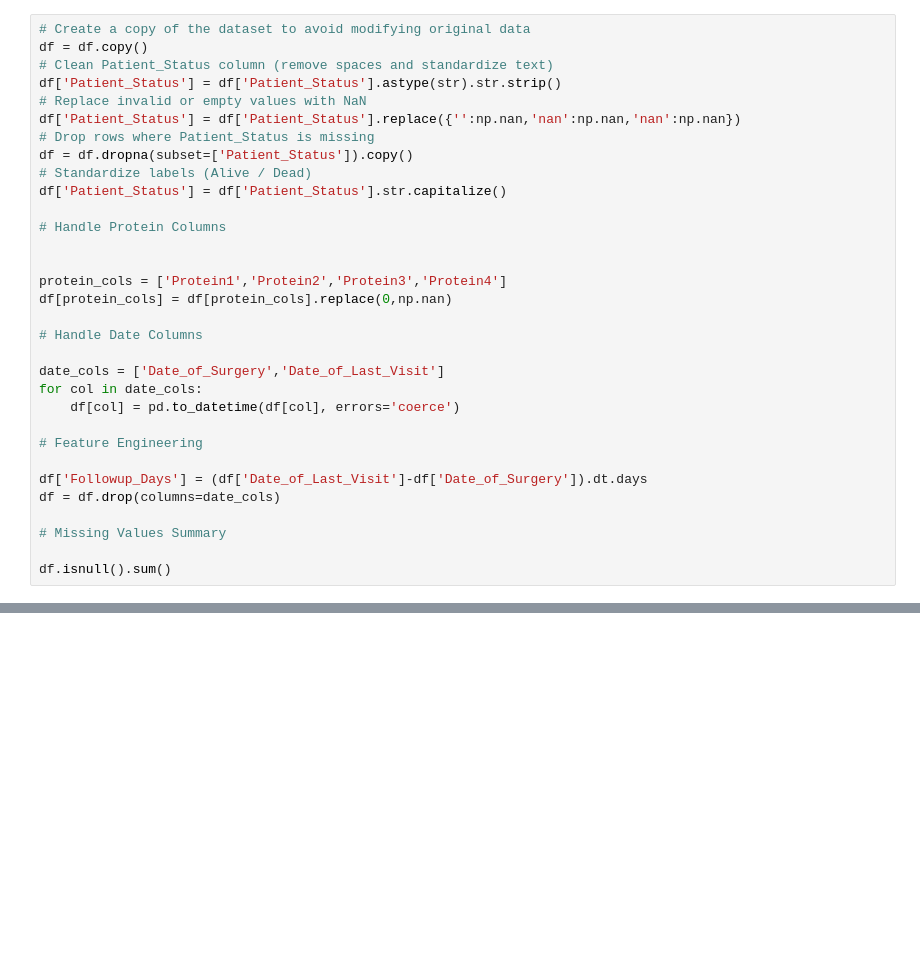
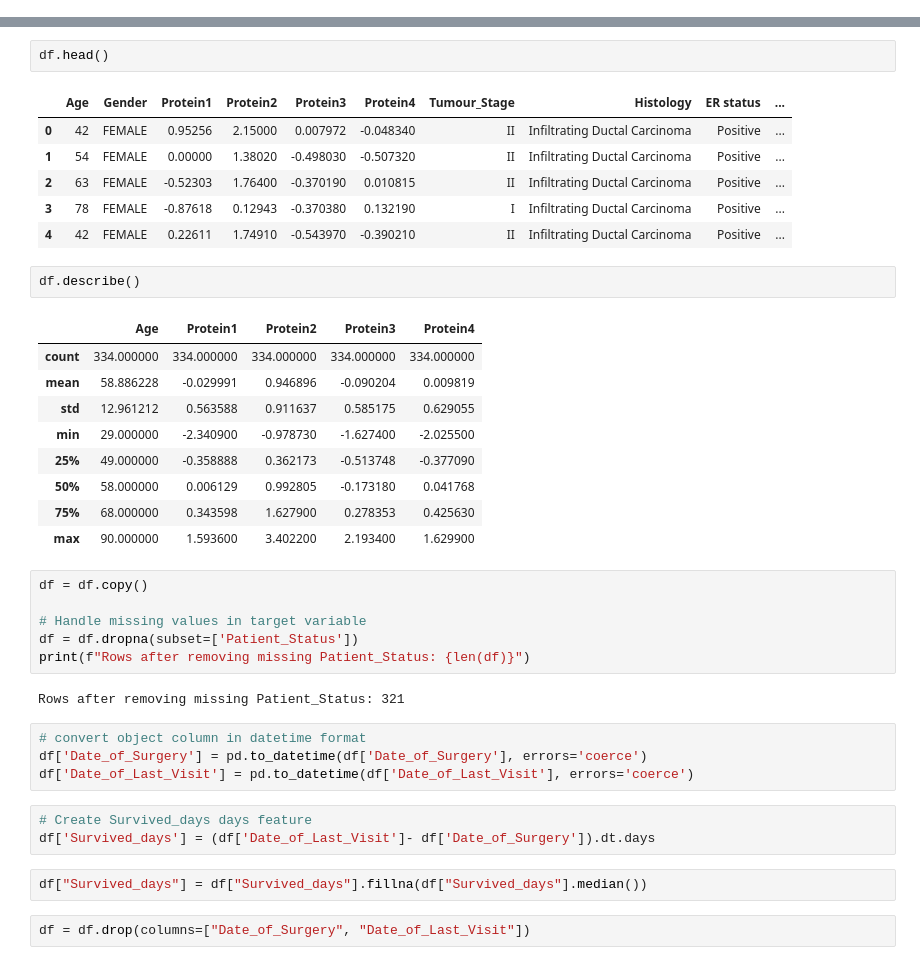
Before and after one commit to Priyanshi-Vishwakarma22/Breast_Cancer_Detection, a Jupyter notebook: notebook/model_training.ipynb, the cells around one changed output, grey strips where cells are left out. Saved outputs shown, nothing was run; the diff lists cells and outputs as text; blank space fills up the shorter version.

Commit message:
Data Ingestion

```diff
--- a/notebook/model_training.ipynb
+++ b/notebook/model_training.ipynb
@@ -86,32 +13,0 @@ memory usage: 39.3+ KB
-# %%
-# Create a copy of the dataset to avoid modifying original data
-df = df.copy()
-# Clean Patient_Status column (remove spaces and standardize text)
-df['Patient_Status'] = df['Patient_Status'].astype(str).str.strip()
-# Replace invalid or empty values with NaN
-df['Patient_Status'] = df['Patient_Status'].replace({'':np.nan,'nan':np.nan,'nan':np.nan})
-# Drop rows where Patient_Status is missing
-df = df.dropna(subset=['Patient_Status']).copy()
-# Standardize labels (Alive / Dead)
-df['Patient_Status'] = df['Patient_Status'].str.capitalize()
-
-# Handle Protein Columns
-
-
-protein_cols = ['Protein1','Protein2','Protein3','Protein4']
-df[protein_cols] = df[protein_cols].replace(0,np.nan)
-
-# Handle Date Columns
-
-date_cols = ['Date_of_Surgery','Date_of_Last_Visit']
-for col in date_cols:
-    df[col] = pd.to_datetime(df[col], errors='coerce')
-
-# Feature Engineering
-
-df['Followup_Days'] = (df['Date_of_Last_Visit']-df['Date_of_Surgery']).dt.days
-df = df.drop(columns=date_cols)
-
-# Missing Values Summary
-
-df.isnull().sum()
@@ -133,0 +14,40 @@ dtype: int64
+# %%
+df.head()
+# %% [output]
+|  | Age | Gender | Protein1 | Protein2 | Protein3 | Protein4 | Tumour_Stage | Histology | ER status | ... |
+| 0 | 42 | FEMALE | 0.95256 | 2.15000 | 0.007972 | -0.048340 | II | Infiltrating Ductal Carcinoma | Positive | ... |
+| 1 | 54 | FEMALE | 0.00000 | 1.38020 | -0.498030 | -0.507320 | II | Infiltrating Ductal Carcinoma | Positive | ... |
+| 2 | 63 | FEMALE | -0.52303 | 1.76400 | -0.370190 | 0.010815 | II | Infiltrating Ductal Carcinoma | Positive | ... |
+| 3 | 78 | FEMALE | -0.87618 | 0.12943 | -0.370380 | 0.132190 | I | Infiltrating Ductal Carcinoma | Positive | ... |
+| 4 | 42 | FEMALE | 0.22611 | 1.74910 | -0.543970 | -0.390210 | II | Infiltrating Ductal Carcinoma | Positive | ... |
+# %%
+df.describe()
+# %% [output]
+|  | Age | Protein1 | Protein2 | Protein3 | Protein4 |
+| count | 334.000000 | 334.000000 | 334.000000 | 334.000000 | 334.000000 |
+| mean | 58.886228 | -0.029991 | 0.946896 | -0.090204 | 0.009819 |
+| std | 12.961212 | 0.563588 | 0.911637 | 0.585175 | 0.629055 |
+| min | 29.000000 | -2.340900 | -0.978730 | -1.627400 | -2.025500 |
+| 25% | 49.000000 | -0.358888 | 0.362173 | -0.513748 | -0.377090 |
+| 50% | 58.000000 | 0.006129 | 0.992805 | -0.173180 | 0.041768 |
+| 75% | 68.000000 | 0.343598 | 1.627900 | 0.278353 | 0.425630 |
+| max | 90.000000 | 1.593600 | 3.402200 | 2.193400 | 1.629900 |
+# %%
+df = df.copy()
+
+# Handle missing values in target variable
+df = df.dropna(subset=['Patient_Status'])
+print(f"Rows after removing missing Patient_Status: {len(df)}")
+# %% [output]
+Rows after removing missing Patient_Status: 321
+# %%
+# convert object column in datetime format
+df['Date_of_Surgery'] = pd.to_datetime(df['Date_of_Surgery'], errors='coerce')
+df['Date_of_Last_Visit'] = pd.to_datetime(df['Date_of_Last_Visit'], errors='coerce')
+# %%
+# Create Survived_days days feature
+df['Survived_days'] = (df['Date_of_Last_Visit']- df['Date_of_Surgery']).dt.days
+# %%
+df["Survived_days"] = df["Survived_days"].fillna(df["Survived_days"].median())
+# %%
+df = df.drop(columns=["Date_of_Surgery", "Date_of_Last_Visit"])
```
Also changed, not shown: parts of 101 cells of this notebook, 23 other files.
